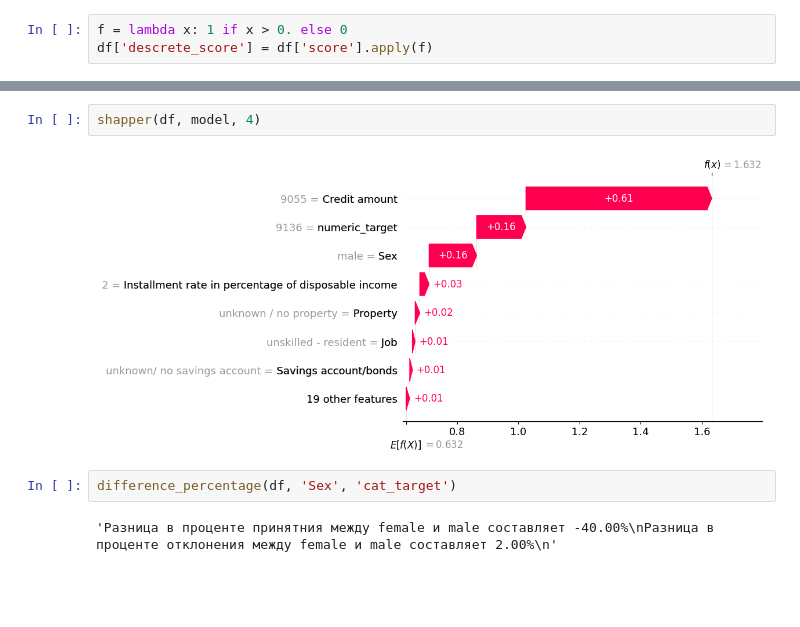
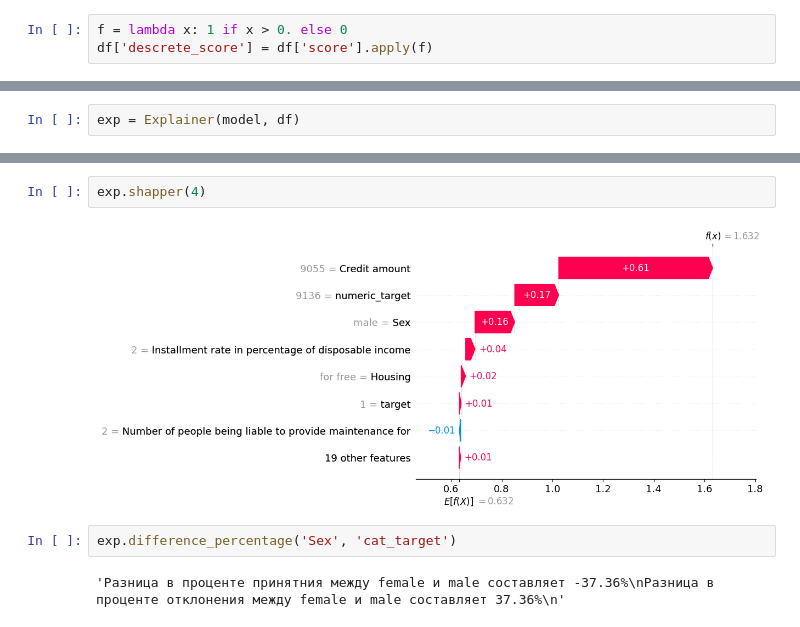
Before and after one commit to dfenelonov/interpretability, a Jupyter notebook: EDA.ipynb, the cells around one changed output, grey strips where cells are left out. Saved outputs shown, nothing was run; the diff lists cells and outputs as text; blank space fills up the shorter version.

```diff
--- a/EDA.ipynb
+++ b/EDA.ipynb
@@ -447,0 +429,2 @@ density_plot(df, 'Credit amount')
+# %%
+exp = Explainer(model, df)
@@ -481,11 +468,11 @@ accept_percentage(df, 'Sex', True)
 No artists with labels found to put in legend.  Note that artists whose label start with an underscore are ignored when legend() is called with no argument.
 [figure]
 'Процент одобренных среди male = 86.666667%, отклоненных - 13.333333%\nПроцент одобренных среди female = 70.645161%, отклоненных - 29.354839%\n'
-# %%
-shapper(df, model, 4)
-# %% [output]
-[figure, removed]
+# %%
+exp.shapper(4)
+# %% [output]
+[figure, added]
 # %%
-difference_percentage(df, 'Sex', 'cat_target')
+exp.difference_percentage('Sex', 'cat_target')
 # %% [output]
-'Разница в проценте принятния между female и male составляет -40.00%\nРазница в проценте отклонения между female и male составляет 2.00%\n'
+'Разница в проценте принятния между female и male составляет -37.36%\nРазница в проценте отклонения между female и male составляет 37.36%\n'
```
Also changed, not shown: parts of 18 cells of this notebook.
